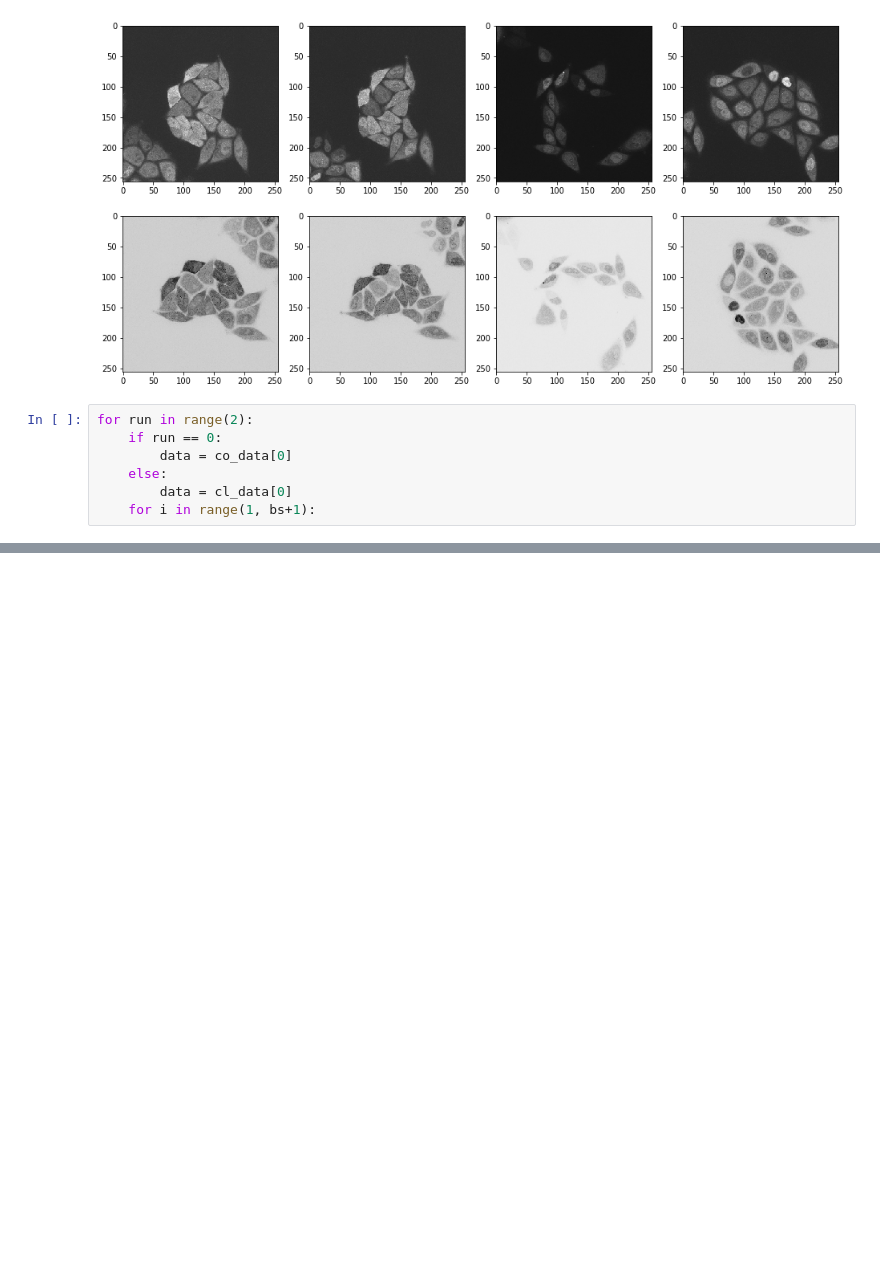
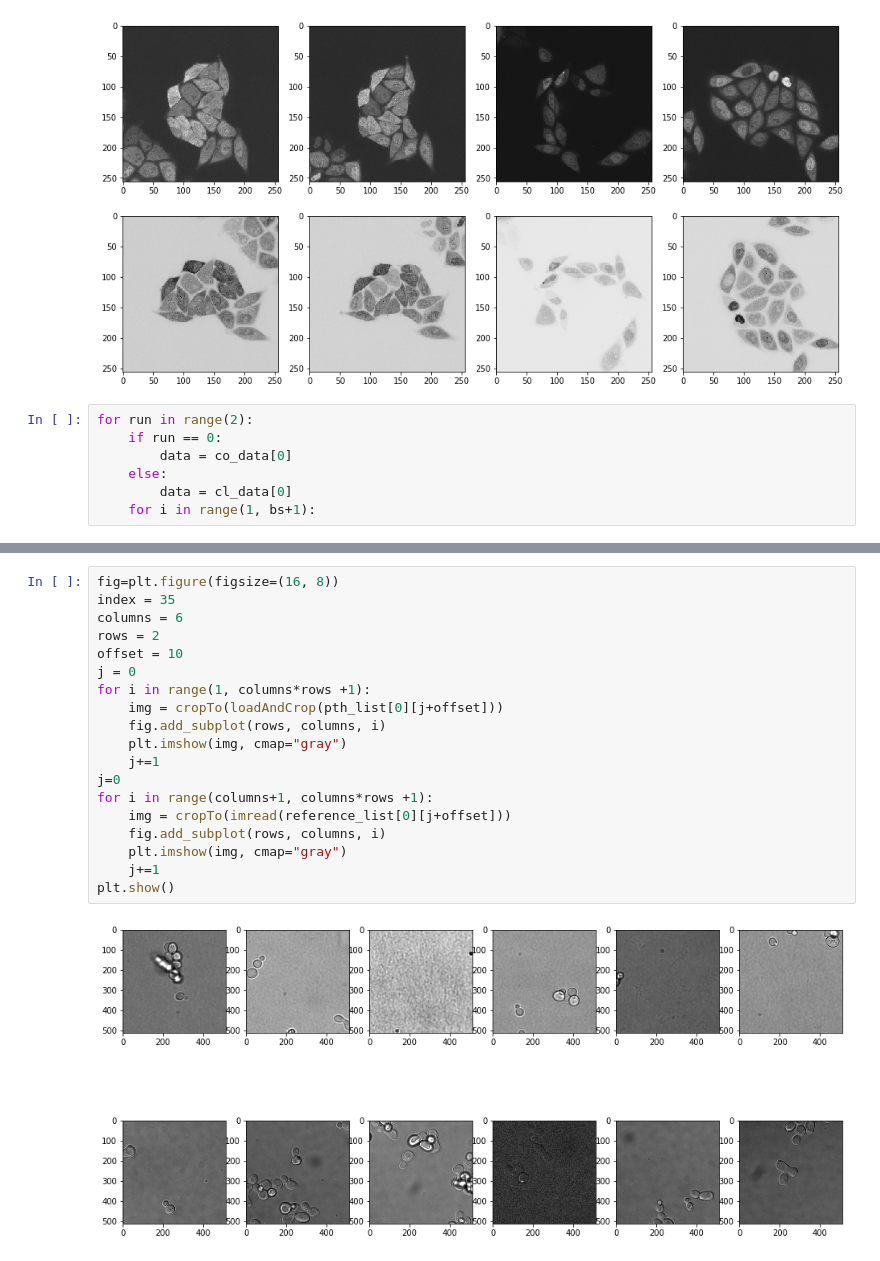
Before and after one commit to AlexanderSlivinskiy/FUNIT, a Jupyter notebook: Imshow.ipynb, the cells around one changed output, grey strips where cells are left out. Saved outputs shown, nothing was run; the diff lists cells and outputs as text; blank space fills up the shorter version.

```diff
--- a/Imshow.ipynb
+++ b/Imshow.ipynb
@@ -411,0 +445,21 @@ for run in range(2):
+# %%
+fig=plt.figure(figsize=(16, 8))
+index = 35
+columns = 6
+rows = 2
+offset = 10
+j = 0
+for i in range(1, columns*rows +1):
+    img = cropTo(loadAndCrop(pth_list[0][j+offset]))
+    fig.add_subplot(rows, columns, i)
+    plt.imshow(img, cmap="gray")
+    j+=1
+j=0
+for i in range(columns+1, columns*rows +1):
+    img = cropTo(imread(reference_list[0][j+offset]))
+    fig.add_subplot(rows, columns, i)
+    plt.imshow(img, cmap="gray")
+    j+=1
+plt.show()
+# %% [output]
+[figure, added]
```
Also changed, not shown: parts of 8 cells of this notebook, 2 other files.
